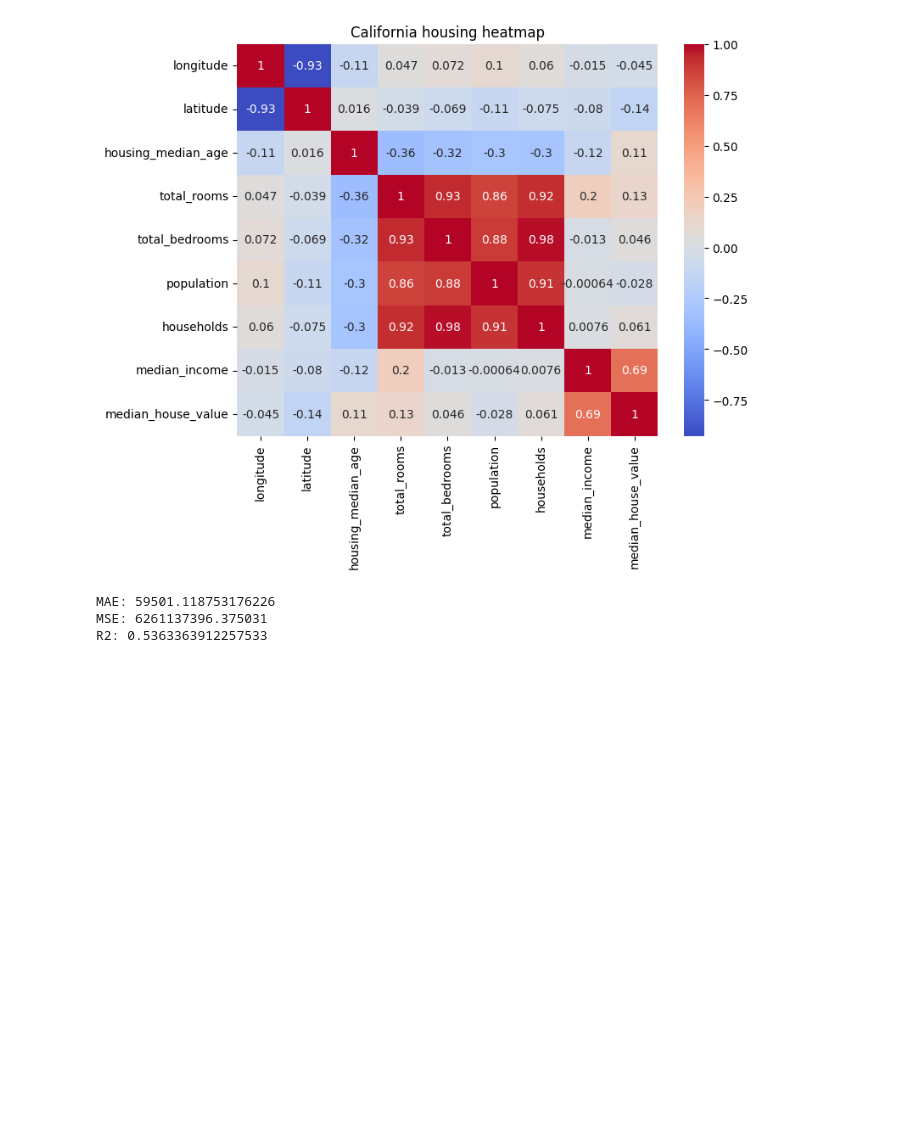
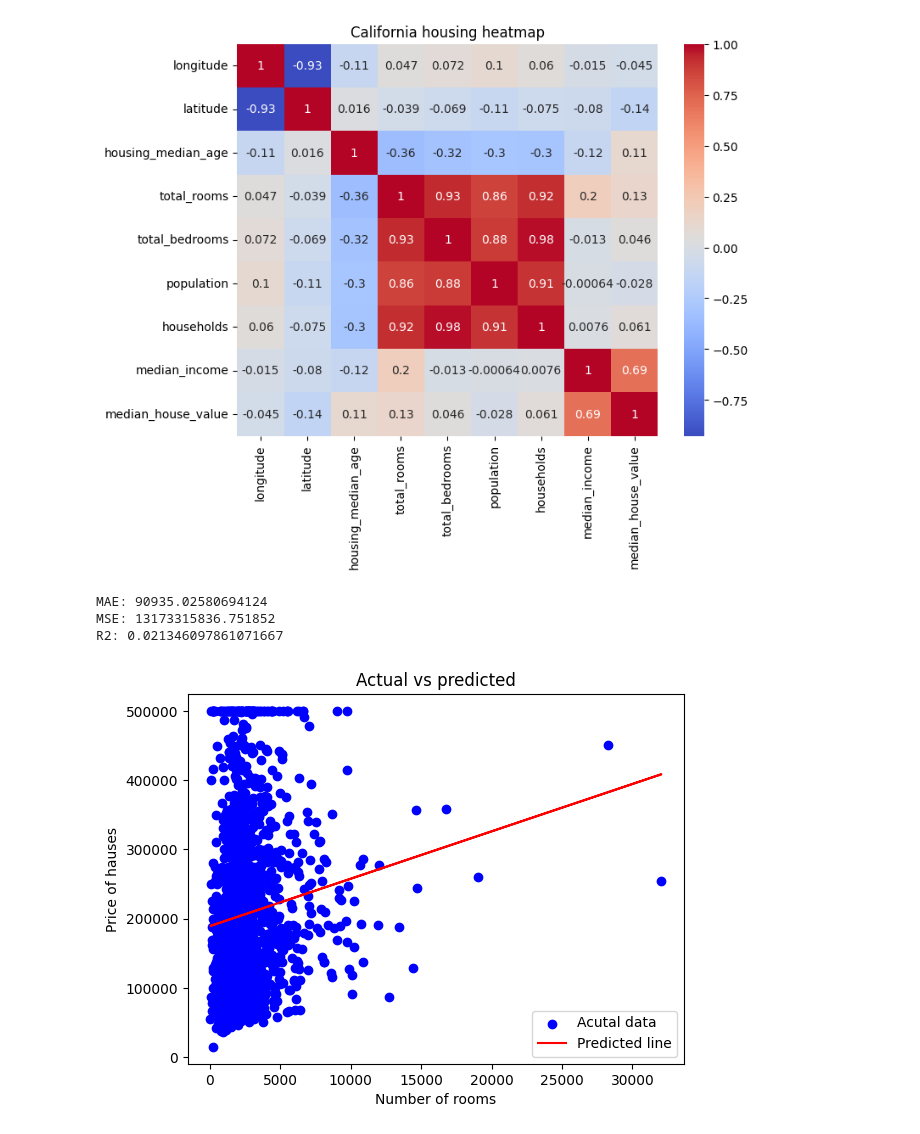
Before and after one commit to ZikrullaRaxmatov/ML_DL_lessons, a Jupyter notebook: LinearRegression.ipynb, the cells around one changed output. Cells and saved outputs as stored; diff of their text form; code cells hidden in the pictures; blank space fills up the shorter version.

```diff
--- a/LinearRegression.ipynb
+++ b/LinearRegression.ipynb
@@ -41,17 +38,18 @@ plt.show()
 [figure]
 # %%
 # Splitting the data into train and test
-train_inputs = train_data[['median_income', 'total_rooms', 'housing_median_age']]
+#train_inputs = train_data.drop('median_house_value', axis=1)
+train_inputs = train_data[['total_rooms']]
 train_output = train_data['median_house_value']
 
-test_inputs = test_data[['median_income']]
-test_output = test_data['median_house_value']
+#test_inputs = test_data[['median_income']]
+#test_output = test_data['median_house_value']
 # %%
 # Creating a model
 model = LinearRegression()
 
 # Splitting by mannualy
-x_train, x_test, y_train, y_test = train_test_split(train_inputs, train_output, test_size=0.11, random_state=3)
+x_train, x_test, y_train, y_test = train_test_split(train_inputs, train_output, test_size=0.10, random_state=14)
 
 # Training the model
 model.fit(x_train, y_train)
@@ -68,6 +66,16 @@ print(f"MAE: {mae}")
 print(f"MSE: {mse}")
 print(f"R2: {r2}")
 # %% [output]
-MAE: 59501.118753176226
-MSE: 6261137396.375031
-R2: 0.5363363912257533
+MAE: 90935.02580694124
+MSE: 13173315836.751852
+R2: 0.021346097861071667
+# %%
+plt.scatter(x_test, y_test, color='blue', label='Acutal data')
+plt.plot(x_test, pred_output, color='red', label='Predicted line')
+plt.title('Actual vs predicted')
+plt.xlabel('Number of rooms')
+plt.ylabel('Price of hauses')
+plt.legend()
+plt.show()
+# %% [output]
+[figure, added]
```
Also changed, not shown: parts of 1 cell of this notebook.
